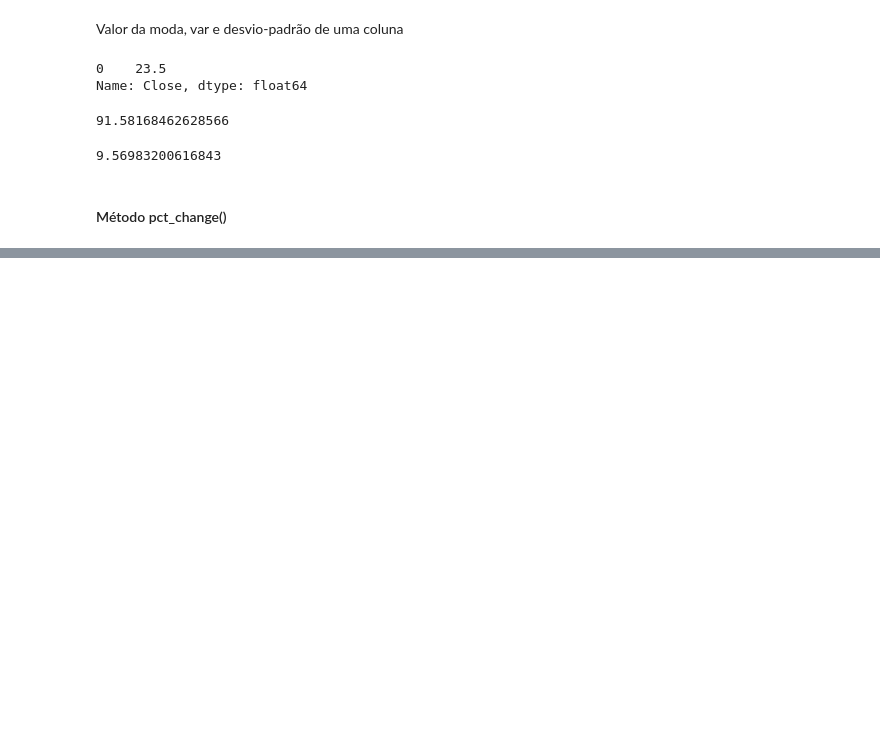
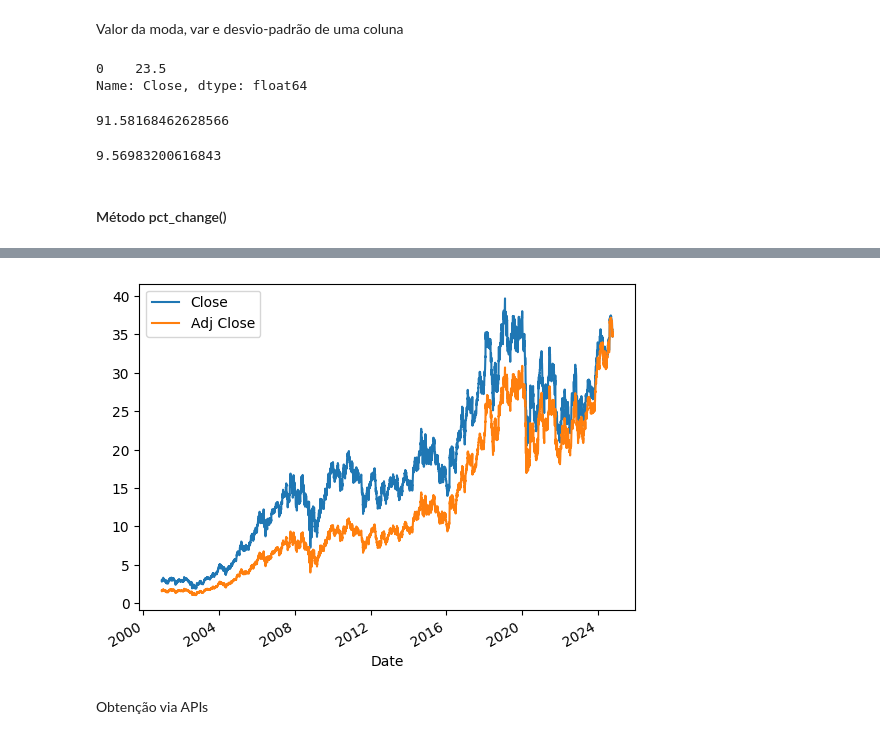
Before and after one commit to Bruno85309/PMF_2024, a Jupyter notebook: Modulo_02_Manipulacao_de_Dados/02_01_Introducao_Pandas.ipynb, the cells around one changed output, grey strips where cells are left out. Saved outputs shown, nothing was run; the diff lists cells and outputs as text; code cells hidden in the pictures; blank space fills up the shorter version.

```diff
--- a/Modulo_02_Manipulacao_de_Dados/02_01_Introducao_Pandas.ipynb
+++ b/Modulo_02_Manipulacao_de_Dados/02_01_Introducao_Pandas.ipynb
@@ -226,0 +489,6 @@ data.Close.std()
+# %%
+itub[['Close', 'Adj Close']].plot();
+# %% [output]
+[figure, added]
+# %% [markdown]
+Obtenção via APIs
```
Also changed, not shown: parts of 49 cells of this notebook, 8 other files.
